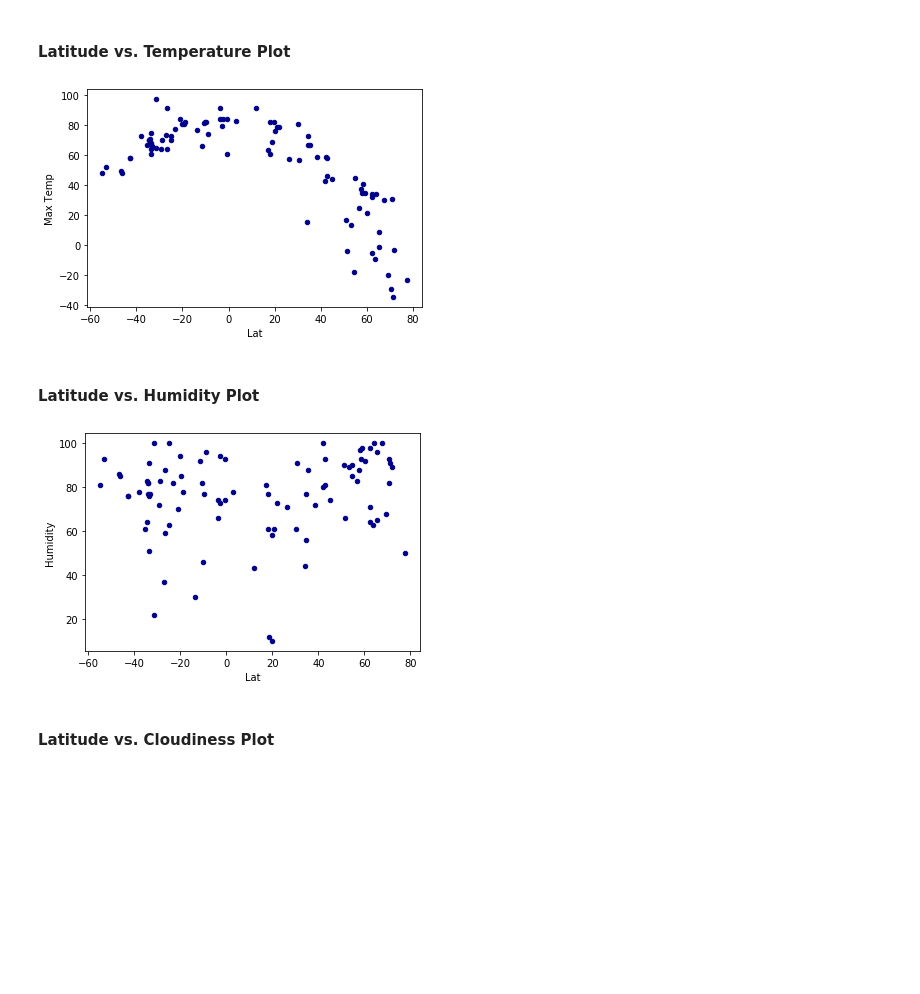
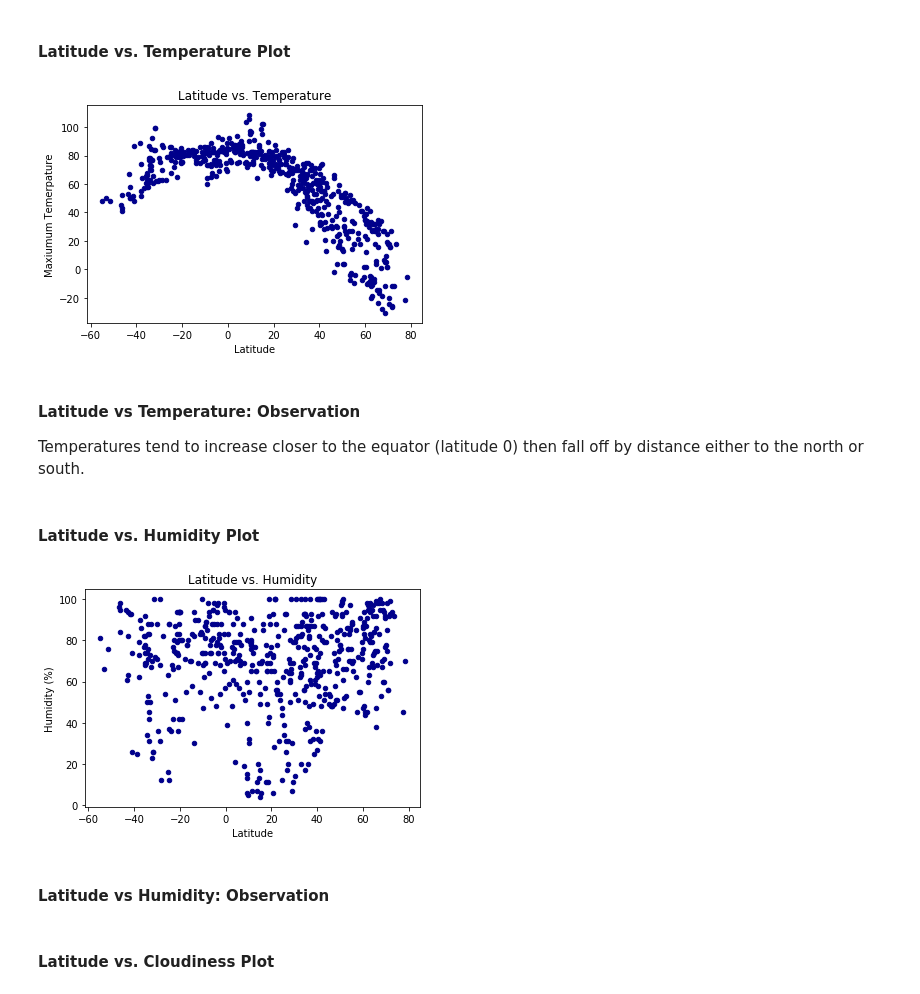
Before and after one commit to annmcnamara/API-Challenge, a Jupyter notebook: WeatherPy.ipynb, the cells around one changed output. Saved outputs shown, nothing was run; the diff lists cells and outputs as text; code cells hidden in the pictures; blank space fills up the shorter version.

Commit message:
Still need to add some observations and ensure clean code

```diff
--- a/WeatherPy.ipynb
+++ b/WeatherPy.ipynb
@@ -64,36 +59,38 @@ len(cities)
 # %%
+# set up dataframe column names
 column_names = ['City','Cloudiness','Country',
                 'Date','Humidity','Lat','Lng',
                 'Max Temp','Wind Speed']
 
+# Create an empty list to populate with weather data
 weather = []
 
+# Print a banner
 print('Beginning Data Retrieval')
 print("------------------------------")
-for i in range(0, 100):
+
+# Loop over the list of cities and request data from openweather
+for i in range(0, len(cities)):
+    # Set up the url for the city to query
     url="http://api.openweathermap.org/data/2.5/weather?q="+cities[i]+"&units=imperial&appid=283a9319d8bc008a581bb0b88d702293"
     #print(url)
 
     try:
+        # Make the request call and jsonify it all in one step
         response = requests.get(url).json()
-        #print(f"Processing data for {response['name']} \t \t city number: {response['id']}")
+        # Print a progress report to the screen
         print("Processing Record \033[36m {0}\033[0m of Set \033[36m {1} \033[0m | {2}".format(i, i, cities[i]))
-#     weather.append([response['id'], response['name'], response['clouds']['all'],
-#                     response['sys']['country'],
-#                     response['dt'], response['main']['humidity'], response['coord']['lat'],
-#                     response['coord']['lon'], response['main']['temp_max'],
-#                     response['wind']['speed']])
-
+        # append the call data to the weather list
         weather.append([response['name'], response['clouds']['all'],
                     response['sys']['country'],
                     response['dt'], response['main']['humidity'], response['coord']['lat'],
                     response['coord']['lon'], response['main']['temp_max'],
                     response['wind']['speed']])
     except:
+        # If the city is not found just skip it and process the next city
         print('City \033[1m not \033[0m found. Skipping...')
-# for row in weather:
-#     print(row)
 
+# Create a dataframe with the weather data
 df = pd.DataFrame(weather, columns=column_names)
 df
 # %% [output]
@@ -152,22 +152,40 @@ df
 ### Plotting the Data
 * Use proper labeling of the plots using plot titles (including date of analysis) and axes labels.
 * Save the plotted figures as .pngs.
+# %%
+# A function to correctly label plots
+
+def label_plot(plt,plot_title, x_axis, y_axis):
+    plt.set_title(plot_title)
+    plt.set_xlabel(x_axis)
+    plt.set_ylabel(y_axis)
 # %% [markdown]
 #### Latitude vs. Temperature Plot
 # %%
 ax1 = df.plot.scatter(x='Lat',
                       y='Max Temp',
                       c='DarkBlue')
+label_plot(ax1, 'Latitude vs. Temperature', "Latitude", "Maxiumum Temerpature")
+plt.savefig('LatVTemp.png')
+plt.show()
 # %% [output]
-[figure, old version]
+[figure, new version]
+# %% [markdown]
+#### Latitude vs Temperature: Observation
+Temperatures tend to increase closer to the equator (latitude 0) then fall off by distance either to the north or south.
 # %% [markdown]
 #### Latitude vs. Humidity Plot
 # %%
 ax1 = df.plot.scatter(x='Lat',
                       y='Humidity',
                       c='DarkBlue')
+label_plot(ax1, 'Latitude vs. Humidity', "Latitude", "Humidity (%)")
+plt.savefig('LatVHumid.png')
+plt.show()
 # %% [output]
-[figure, old version]
+[figure, new version]
+# %% [markdown]
+#### Latitude vs Humidity: Observation
 # %% [markdown]
 #### Latitude vs. Cloudiness Plot
 # %%
```
Also changed, not shown: parts of 34 cells of this notebook, 6 other files.
